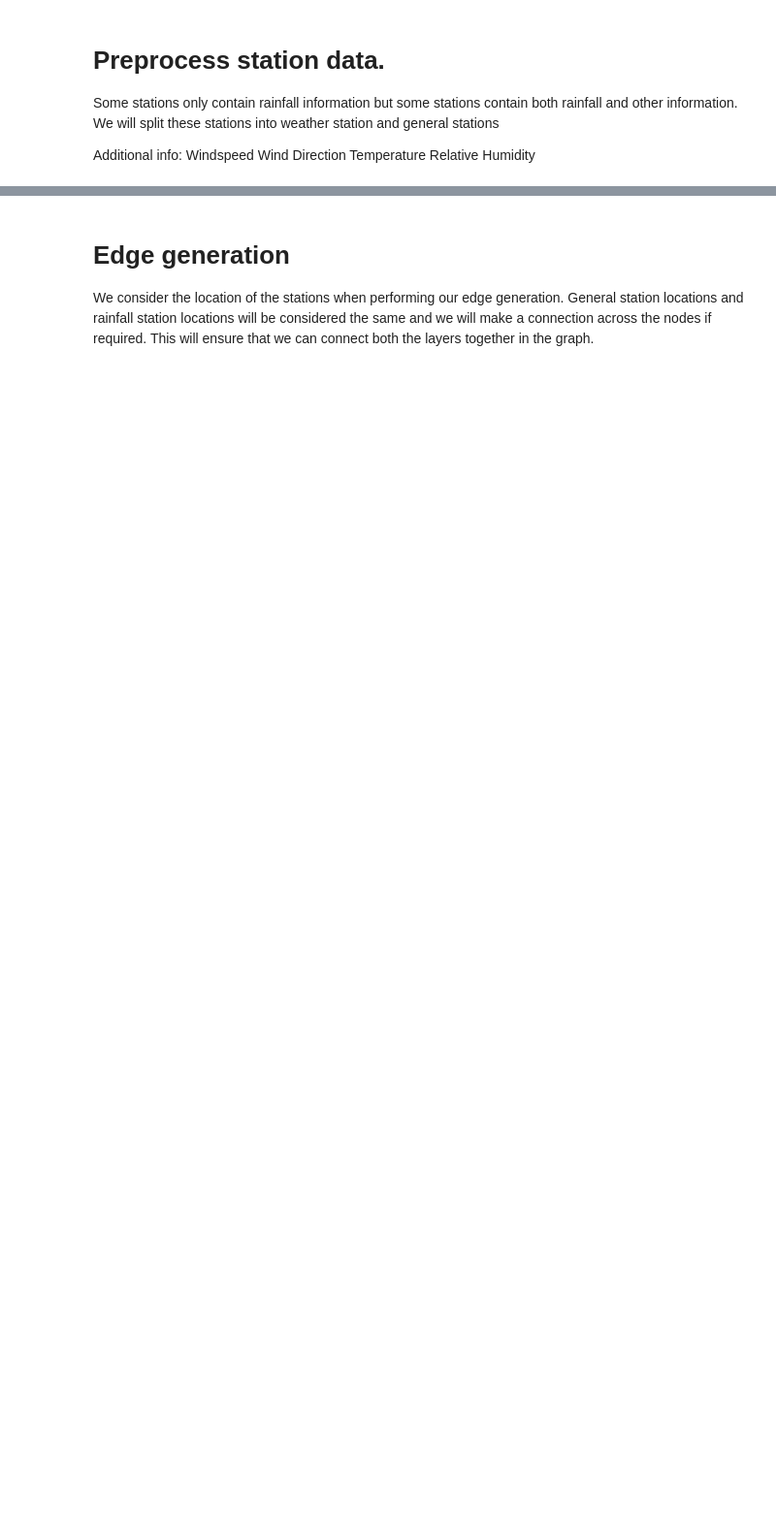
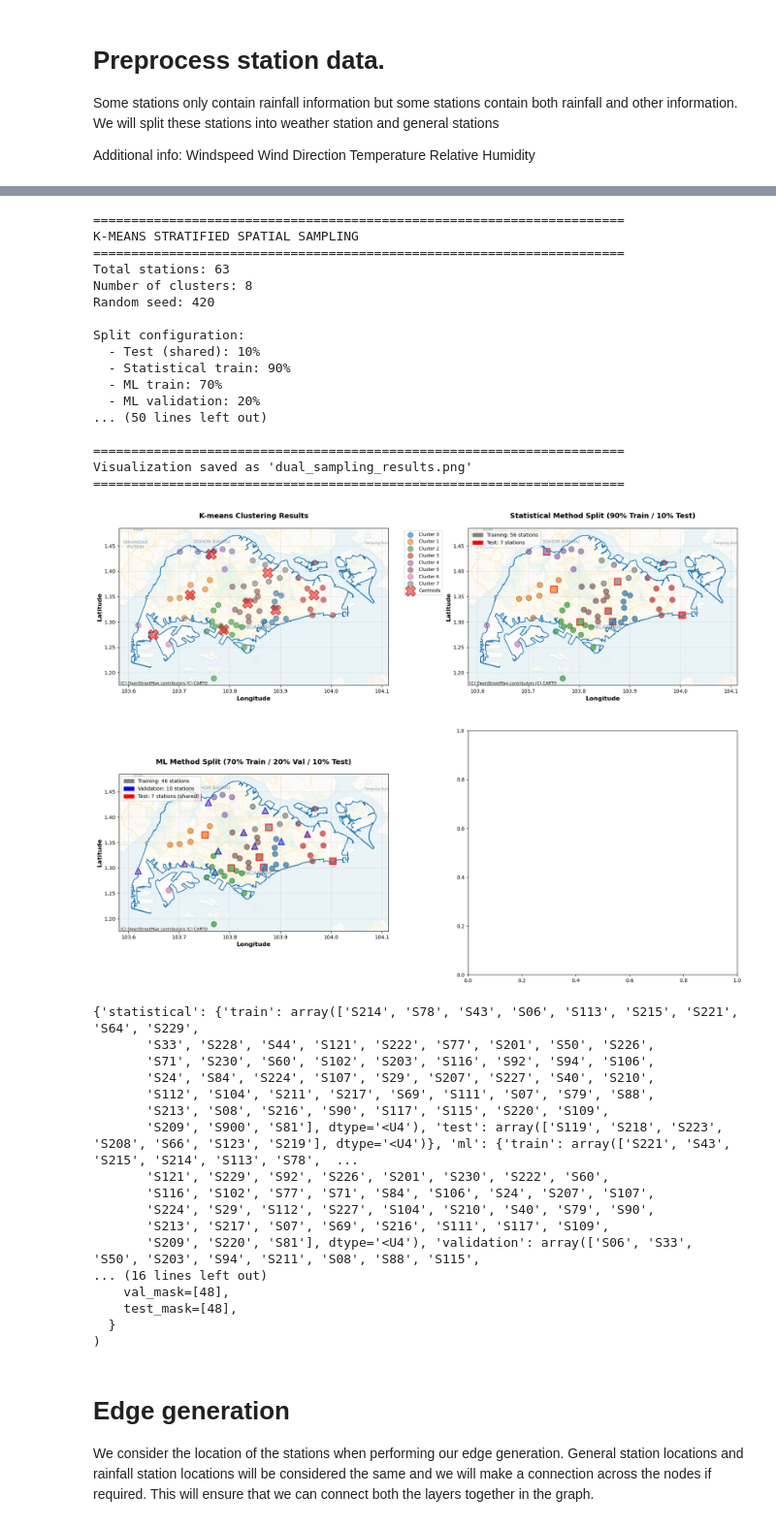
Before and after one commit to jylow/rainfall_data_fusion, a Jupyter notebook: GNN.ipynb, the cells around one changed output, grey strips where cells are left out. Shown at 97% size. Cells and saved outputs as stored; diff of their text form; code cells hidden in the pictures; blank space fills up the shorter version.

```diff
--- a/GNN.ipynb
+++ b/GNN.ipynb
@@ -25,7 +26,8 @@ Additional info:
 cols = list(weather_station_data.columns)
 cols.remove('time_sgt')
 cols.remove('gid')
-weather_station_df_pivot = pd.pivot(data=weather_station_data, index='time_sgt', columns='gid', values=cols)
+weather_station_df_pivot = pd.pivot(data=weather_station_data, index='time_sgt', columns='gid', values=cols).resample('15min').first()
+weather_station_df_pivot['rain_rate'] = weather_station_df_pivot['rain_rate'] * 12
 weather_station_df_counts = weather_station_df_pivot.count().reset_index()
 
 weather_station_info = pd.pivot(data=weather_station_df_counts, index='gid', columns = 'level_0')
@@ -74,16 +116,52 @@ print(data)
 # %%
-split_info = stratified_spatial_sampling_dual(weather_station_locations)
+split_info = stratified_spatial_sampling_dual(weather_station_locations, seed=420)
 print(split_info)
 
 data['general_station'].train_mask = [1 if station in split_info['ml']['train'] else 0 for station in general_station]
 data['general_station'].val_mask = [1 if station in split_info['ml']['validation'] else 0 for station in general_station]
-data['general_station'].test_mask = [1 ^ (x | y) for x,y in zip(data['general_station'].train_mask, data['general_station'].val_mask)]
+data['general_station'].test_mask = [1 if (x == 0 and y == 0) else 0 for x,y in zip(data['general_station'].train_mask, data['general_station'].val_mask)]
 
 data['rainfall_station'].train_mask = [1 if station in split_info['ml']['train'] else 0 for station in rainfall_station]
 data['rainfall_station'].val_mask = [1 if station in split_info['ml']['validation'] else 0 for station in rainfall_station]
-data['rainfall_station'].test_mask = [1 ^ (x | y) for x,y in zip(data['rainfall_station'].train_mask, data['rainfall_station'].val_mask)]
+data['rainfall_station'].test_mask = [1 if (x == 0 and y == 0) else 0 for x,y in zip(data['rainfall_station'].train_mask, data['rainfall_station'].val_mask)]
 
 print(data)
+# %% [output]
+======================================================================
+K-MEANS STRATIFIED SPATIAL SAMPLING
+======================================================================
+Total stations: 63
+Number of clusters: 8
+Random seed: 420
+
+Split configuration:
+  - Test (shared): 10%
+  - Statistical train: 90%
+  - ML train: 70%
+  - ML validation: 20%
+... (50 lines left out)
+
+======================================================================
+Visualization saved as 'dual_sampling_results.png'
+======================================================================
+[figure, added]
+{'statistical': {'train': array(['S214', 'S78', 'S43', 'S06', 'S113', 'S215', 'S221', 'S64', 'S229',
+       'S33', 'S228', 'S44', 'S121', 'S222', 'S77', 'S201', 'S50', 'S226',
+       'S71', 'S230', 'S60', 'S102', 'S203', 'S116', 'S92', 'S94', 'S106',
+       'S24', 'S84', 'S224', 'S107', 'S29', 'S207', 'S227', 'S40', 'S210',
+       'S112', 'S104', 'S211', 'S217', 'S69', 'S111', 'S07', 'S79', 'S88',
+       'S213', 'S08', 'S216', 'S90', 'S117', 'S115', 'S220', 'S109',
+       'S209', 'S900', 'S81'], dtype='<U4'), 'test': array(['S119', 'S218', 'S223', 'S208', 'S66', 'S123', 'S219'], dtype='<U4')}, 'ml': {'train': array(['S221', 'S43', 'S215', 'S214', 'S113', 'S78',  ...
+       'S121', 'S229', 'S92', 'S226', 'S201', 'S230', 'S222', 'S60',
+       'S116', 'S102', 'S77', 'S71', 'S84', 'S106', 'S24', 'S207', 'S107',
+       'S224', 'S29', 'S112', 'S227', 'S104', 'S210', 'S40', 'S79', 'S90',
+       'S213', 'S217', 'S07', 'S69', 'S216', 'S111', 'S117', 'S109',
+       'S209', 'S220', 'S81'], dtype='<U4'), 'validation': array(['S06', 'S33', 'S50', 'S203', 'S94', 'S211', 'S08', 'S88', 'S115',
+... (16 lines left out)
+    val_mask=[48],
+    test_mask=[48],
+  }
+)
 # %% [markdown]
 # Edge generation
 We consider the location of the stations when performing our edge generation.
```
Also changed, not shown: parts of 23 cells of this notebook, 13 other files.
